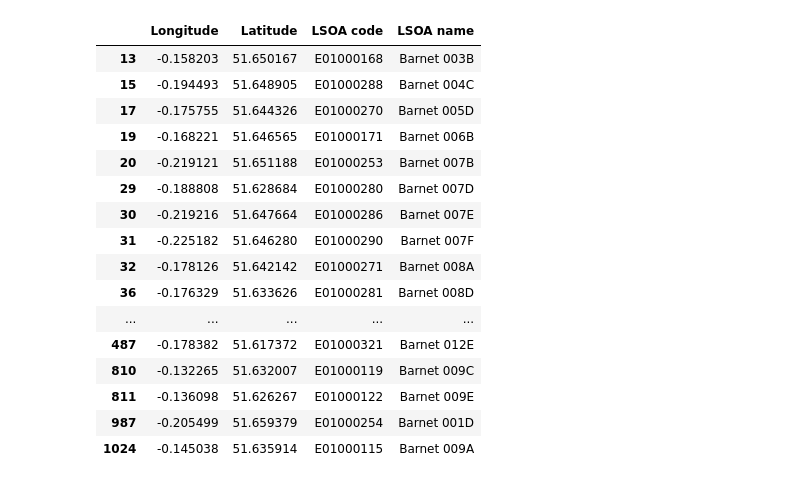
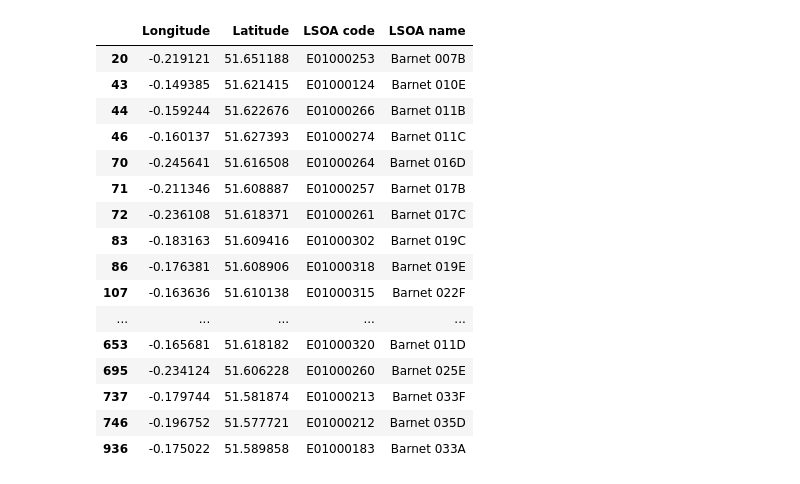
Before and after one commit to jdobladez/DC2-Group1-2023, a Jupyter notebook: time-series.ipynb, the cells around one changed output. Cells and saved outputs as stored; diff of their text form; code cells hidden in the pictures.

```diff
--- a/time-series.ipynb
+++ b/time-series.ipynb
@@ -256,31 +277,36 @@ chance_area
 # %%
-import geojson
+third_quartile = np.percentile(counts, 75)
+
+chance_area = chance_area[chance_area['Count'] > third_quartile]
 
 df = pd.read_csv('burglary_data.csv')
 
-df = df[df['LSOA name'].isin(lsoa_names)]
+df = df[df['LSOA name'].isin(chance_area['LSOA names'])]
 
 df.drop(labels=[ 'Location', 'Crime type', "Last outcome category", 'Crime ID', 'Reported by', 'Month'], axis=1, inplace=True)
 
 df = df.drop_duplicates(subset='LSOA name')
+
+center_latitude = df['Latitude'].mean()
+center_longitude = df['Longitude'].mean()
+
+df
+# %% [output]
+|  | Longitude | Latitude | LSOA code | LSOA name |
+| 20 | -0.219121 | 51.651188 | E01000253 | Barnet 007B |
+| 43 | -0.149385 | 51.621415 | E01000124 | Barnet 010E |
+| 44 | -0.159244 | 51.622676 | E01000266 | Barnet 011B |
+| 46 | -0.160137 | 51.627393 | E01000274 | Barnet 011C |
+| 70 | -0.245641 | 51.616508 | E01000264 | Barnet 016D |
+| 71 | -0.211346 | 51.608887 | E01000257 | Barnet 017B |
+| 72 | -0.236108 | 51.618371 | E01000261 | Barnet 017C |
+| 83 | -0.183163 | 51.609416 | E01000302 | Barnet 019C |
+| 86 | -0.176381 | 51.608906 | E01000318 | Barnet 019E |
+| 107 | -0.163636 | 51.610138 | E01000315 | Barnet 022F |
+| ... | ... | ... | ... | ... |
+| 653 | -0.165681 | 51.618182 | E01000320 | Barnet 011D |
+| 695 | -0.234124 | 51.606228 | E01000260 | Barnet 025E |
+| 737 | -0.179744 | 51.581874 | E01000213 | Barnet 033F |
+| 746 | -0.196752 | 51.577721 | E01000212 | Barnet 035D |
+| 936 | -0.175022 | 51.589858 | E01000183 | Barnet 033A |
-# %%
-df
-# %% [output]
-|  | Longitude | Latitude | LSOA code | LSOA name |
-| 13 | -0.158203 | 51.650167 | E01000168 | Barnet 003B |
-| 15 | -0.194493 | 51.648905 | E01000288 | Barnet 004C |
-| 17 | -0.175755 | 51.644326 | E01000270 | Barnet 005D |
-| 19 | -0.168221 | 51.646565 | E01000171 | Barnet 006B |
-| 20 | -0.219121 | 51.651188 | E01000253 | Barnet 007B |
-| 29 | -0.188808 | 51.628684 | E01000280 | Barnet 007D |
-| 30 | -0.219216 | 51.647664 | E01000286 | Barnet 007E |
-| 31 | -0.225182 | 51.646280 | E01000290 | Barnet 007F |
-| 32 | -0.178126 | 51.642142 | E01000271 | Barnet 008A |
-| 36 | -0.176329 | 51.633626 | E01000281 | Barnet 008D |
-| ... | ... | ... | ... | ... |
-| 487 | -0.178382 | 51.617372 | E01000321 | Barnet 012E |
-| 810 | -0.132265 | 51.632007 | E01000119 | Barnet 009C |
-| 811 | -0.136098 | 51.626267 | E01000122 | Barnet 009E |
-| 987 | -0.205499 | 51.659379 | E01000254 | Barnet 001D |
-| 1024 | -0.145038 | 51.635914 | E01000115 | Barnet 009A |
 # %%
```
Also changed, not shown: parts of 18 cells of this notebook.
